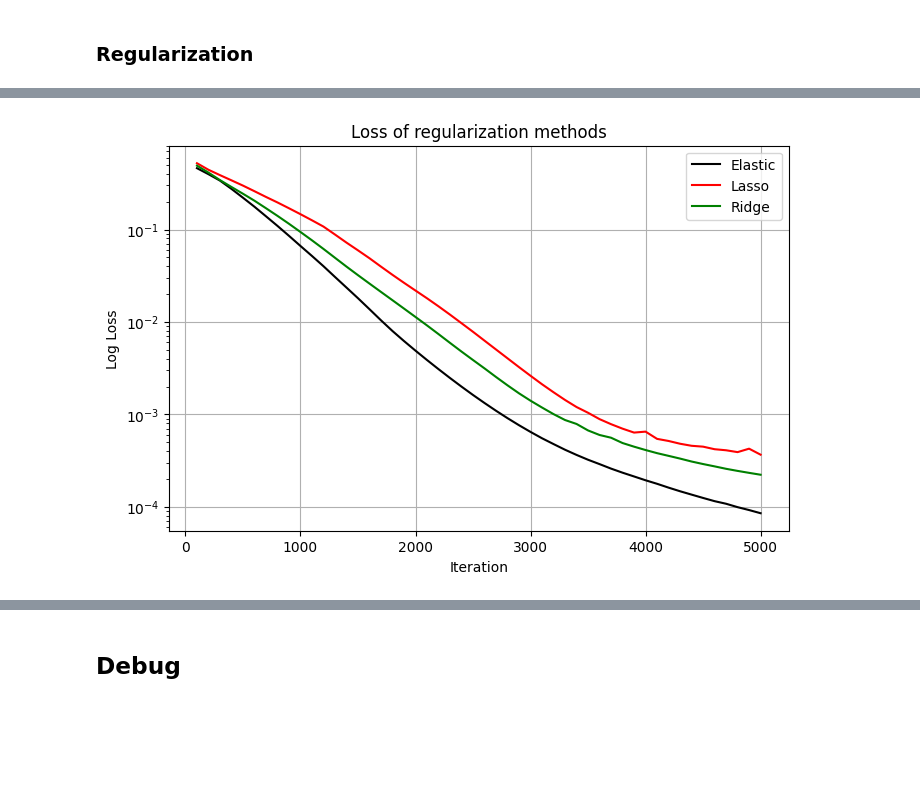
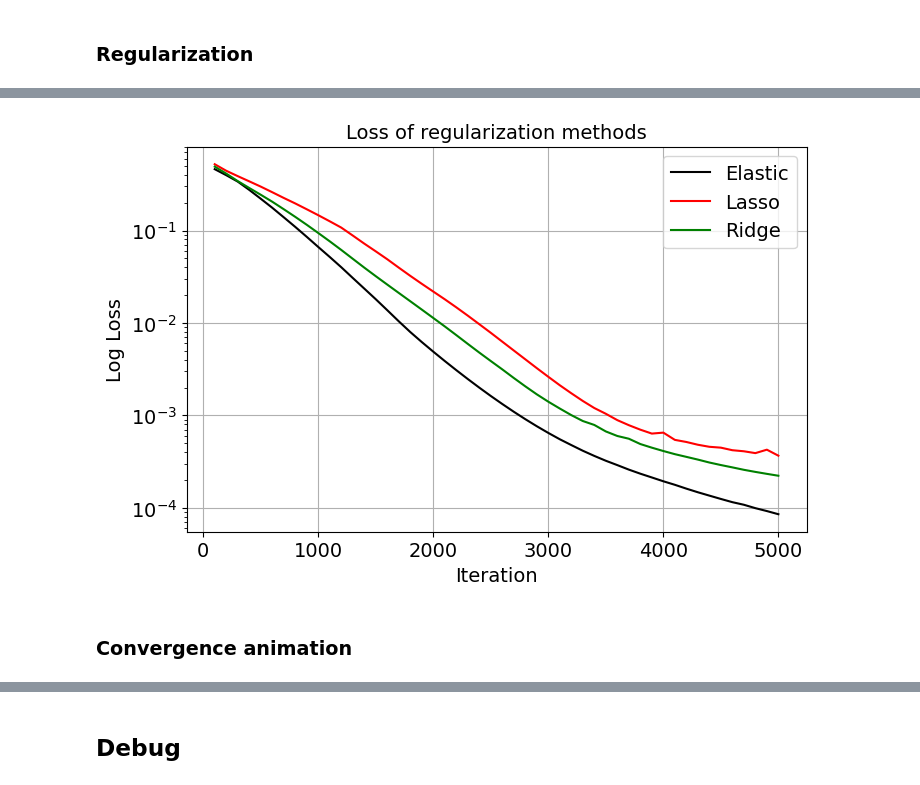
Before and after one commit to DikovAlexandr/PINN, a Jupyter notebook: TestPINN.ipynb, the cells around one changed output, grey strips where cells are left out. Cells and saved outputs as stored; diff of their text form; code cells hidden in the pictures; blank space fills up the shorter version.

```diff
--- a/TestPINN.ipynb
+++ b/TestPINN.ipynb
@@ -514,22 +903,26 @@ average_loss('out', 'HL_2_A_Sin()_N_8_', 'HL_2_A_Sin()_N_8_avg_regularization_El
 # %%
 import os
 import pandas as pd
 
 data_elastic = pd.read_csv(os.path.join(os.getcwd(),'docs/tests/regularizations/HL_2_A_Sin()_N_8_avg_regularization_Elastic.csv'))
 data_lasso = pd.read_csv(os.path.join(os.getcwd(),'docs/tests/regularizations/HL_2_A_Sin()_N_8_avg_regularization_Lasso.csv'))
 data_ridge = pd.read_csv(os.path.join(os.getcwd(),'docs/tests/regularizations/HL_2_A_Sin()_N_8_avg_regularization_Ridge.csv'))
+font_size = 14
 
 plt.figure(figsize=(8, 5))
 plt.plot(data_elastic['iteration'], data_elastic['loss'], label='Elastic', c='black')
 plt.plot(data_lasso['iteration'], data_lasso['loss'], label='Lasso', c='red')
 plt.plot(data_ridge['iteration'], data_ridge['loss'], label='Ridge', c='green')
-plt.xlabel('Iteration')
-plt.ylabel('Log Loss')
+plt.xlabel('Iteration', fontsize=font_size)
+plt.ylabel('Log Loss', fontsize=font_size)
 plt.yscale('log')
-plt.title('Loss of regularization methods')
-plt.legend()
+plt.title('Loss of regularization methods', fontsize=font_size)
+plt.legend(fontsize=font_size)
 plt.grid(True)
-plt.savefig(os.path.join(os.getcwd(), 'docs', 'tests', 'regularizations', 'regularization_loss.png'))
+plt.tick_params(axis='both', which='major', labelsize=font_size)
+# plt.savefig(os.path.join(os.getcwd(), 'docs', 'tests', 'regularizations', 'regularization_loss.png'))
 plt.show()
 # %% [output]
-[figure, old version]
+[figure, new version]
+# %% [markdown]
+### Convergence animation
```
Also changed, not shown: parts of 39 cells of this notebook, 2 other files.
